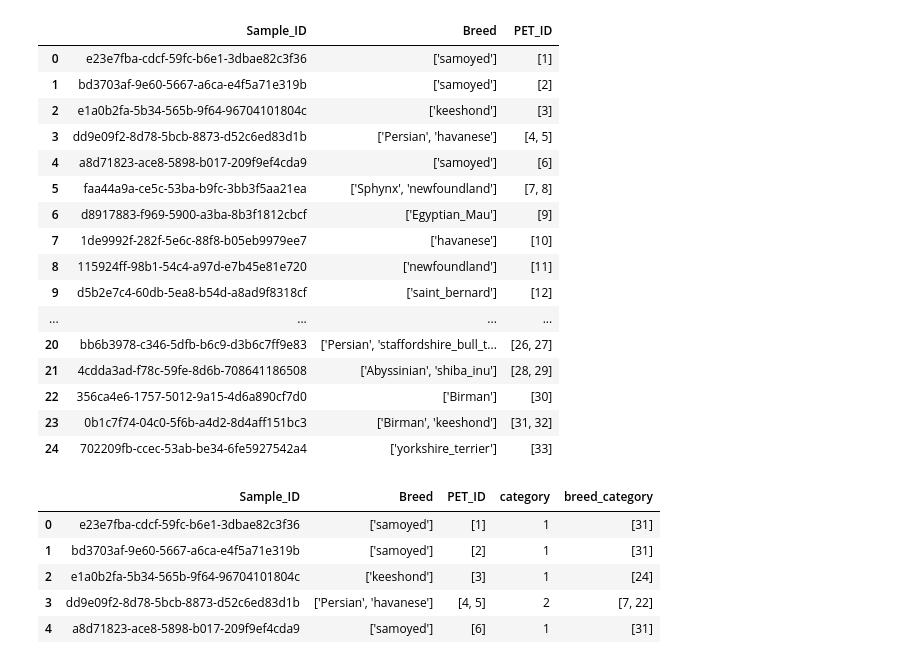
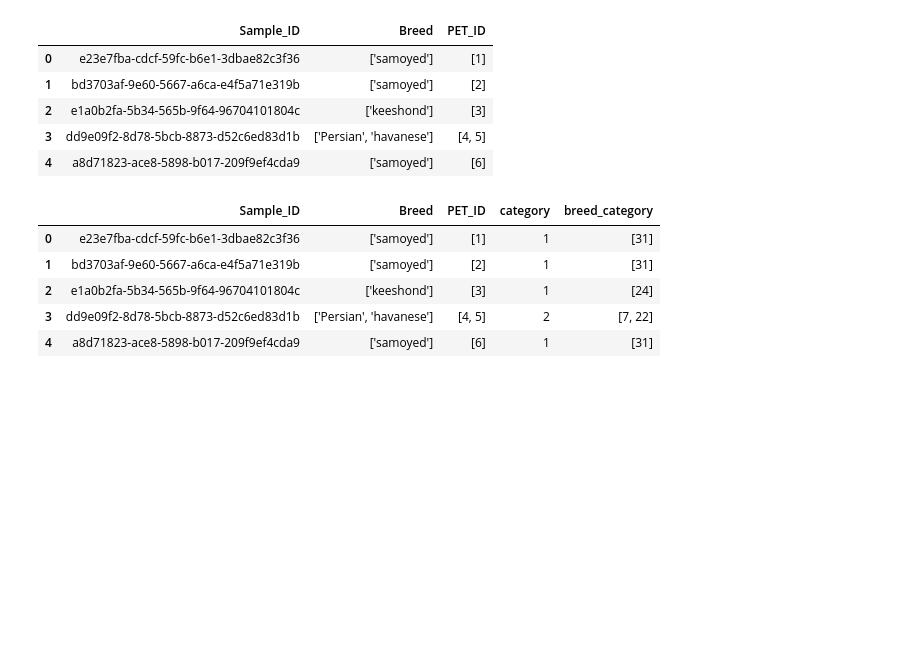
Before and after one commit to Sophiezr/cats_and_dogs, a Jupyter notebook: data_analysis_and_design_considerations.ipynb, the cells around one changed output. Saved outputs shown, nothing was run; the diff lists cells and outputs as text; code cells hidden in the pictures; blank space fills up the shorter version.

```diff
--- a/data_analysis_and_design_considerations.ipynb
+++ b/data_analysis_and_design_considerations.ipynb
@@ -18,25 +18,14 @@ ann = '/media/sophie/SDD_Data/Data/cats_and_dogs/pets_dataset_info.csv'
 # %%
 # loading annotation file
 df= pd.read_csv(ann)
-df.head(25)
+df.head()
 # %% [output]
 |  | Sample_ID | Breed | PET_ID |
 | 0 | e23e7fba-cdcf-59fc-b6e1-3dbae82c3f36 | ['samoyed'] | [1] |
 | 1 | bd3703af-9e60-5667-a6ca-e4f5a71e319b | ['samoyed'] | [2] |
 | 2 | e1a0b2fa-5b34-565b-9f64-96704101804c | ['keeshond'] | [3] |
 | 3 | dd9e09f2-8d78-5bcb-8873-d52c6ed83d1b | ['Persian', 'havanese'] | [4, 5] |
 | 4 | a8d71823-ace8-5898-b017-209f9ef4cda9 | ['samoyed'] | [6] |
-| 5 | faa44a9a-ce5c-53ba-b9fc-3bb3f5aa21ea | ['Sphynx', 'newfoundland'] | [7, 8] |
-| 6 | d8917883-f969-5900-a3ba-8b3f1812cbcf | ['Egyptian_Mau'] | [9] |
-| 7 | 1de9992f-282f-5e6c-88f8-b05eb9979ee7 | ['havanese'] | [10] |
-| 8 | 115924ff-98b1-54c4-a97d-e7b45e81e720 | ['newfoundland'] | [11] |
-| 9 | d5b2e7c4-60db-5ea8-b54d-a8ad9f8318cf | ['saint_bernard'] | [12] |
-| ... | ... | ... | ... |
-| 20 | bb6b3978-c346-5dfb-b6c9-d3b6c7ff9e83 | ['Persian', 'staffordshire_bull_t... | [26, 27] |
-| 21 | 4cdda3ad-f78c-59fe-8d6b-708641186508 | ['Abyssinian', 'shiba_inu'] | [28, 29] |
-| 22 | 356ca4e6-1757-5012-9a15-4d6a890cf7d0 | ['Birman'] | [30] |
-| 23 | 0b1c7f74-04c0-5f6b-a4d2-8d4aff151bc3 | ['Birman', 'keeshond'] | [31, 32] |
-| 24 | 702209fb-ccec-53ab-be34-6fe5927542a4 | ['yorkshire_terrier'] | [33] |
 # %%
 # label encoding
 breed_class = {
```
Also changed, not shown: parts of 5 cells of this notebook, 1 other file.
